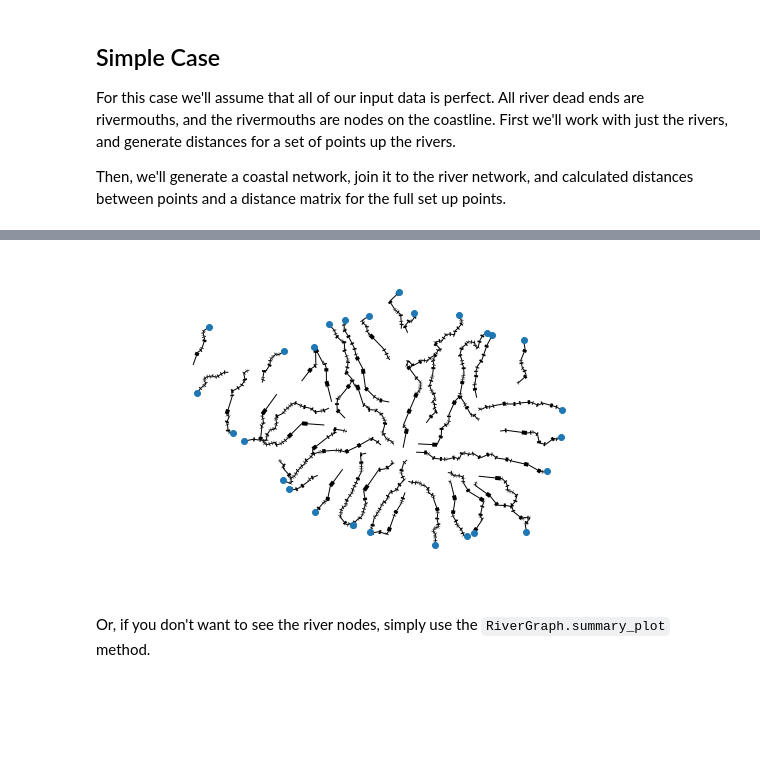
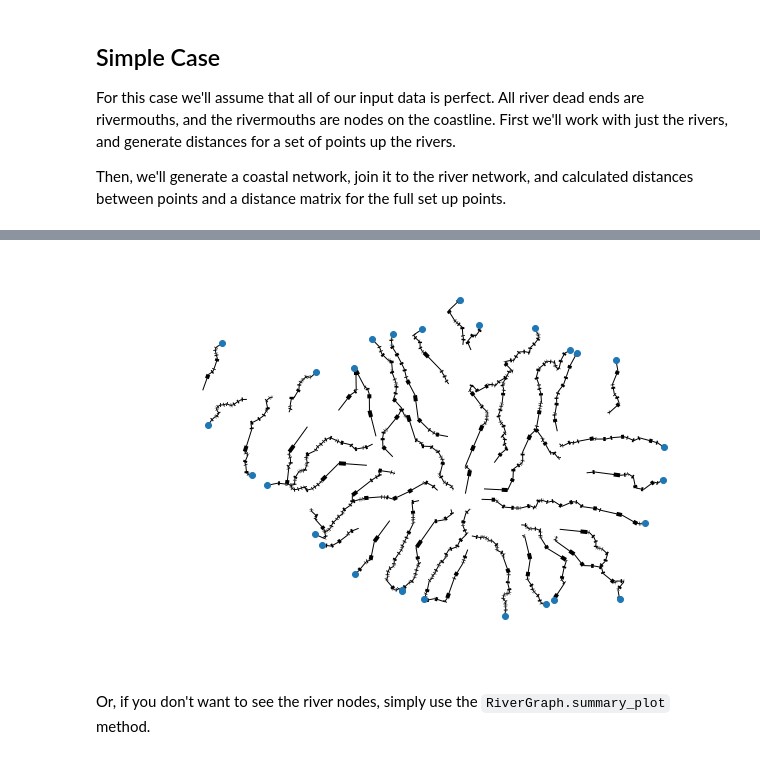
Before and after one commit to jkibele/pyriv, a Jupyter notebook: notebooks/MinimalDemo.ipynb, the cells around one changed output, grey strips where cells are left out. Saved outputs shown, nothing was run; the diff lists cells and outputs as text; code cells hidden in the pictures; blank space fills up the shorter version.

```diff
--- a/notebooks/MinimalDemo.ipynb
+++ b/notebooks/MinimalDemo.ipynb
@@ -40,13 +42,18 @@ Get the end points of the rivers, and display them along with the rivers edges a
 # %%
 # get the river end points
 riv_end_pnts = rivnet.deadend_gdf()
 # plot the rivers and their end points
-figsize(8,8)
+figsize(10,8)
 ax = riv_end_pnts.plot(zorder=2)
 rivnet.plot(ax=ax, zorder=1)
 ax.set_axis_off()
+# if you want to see this on a zoomable slippy map
+# make sure mplleaflet is installed and uncomment
+# these lines
+# import mplleaflet
+# mplleaflet.display(epsg=3338)
 # %% [output]
-[figure, old version]
+[figure, new version]
 # %% [markdown]
 Or, if you don't want to see the river nodes, simply use the `RiverGraph.summary_plot` method.
 # %%
```
Also changed, not shown: parts of 26 cells of this notebook, 25 other files.
